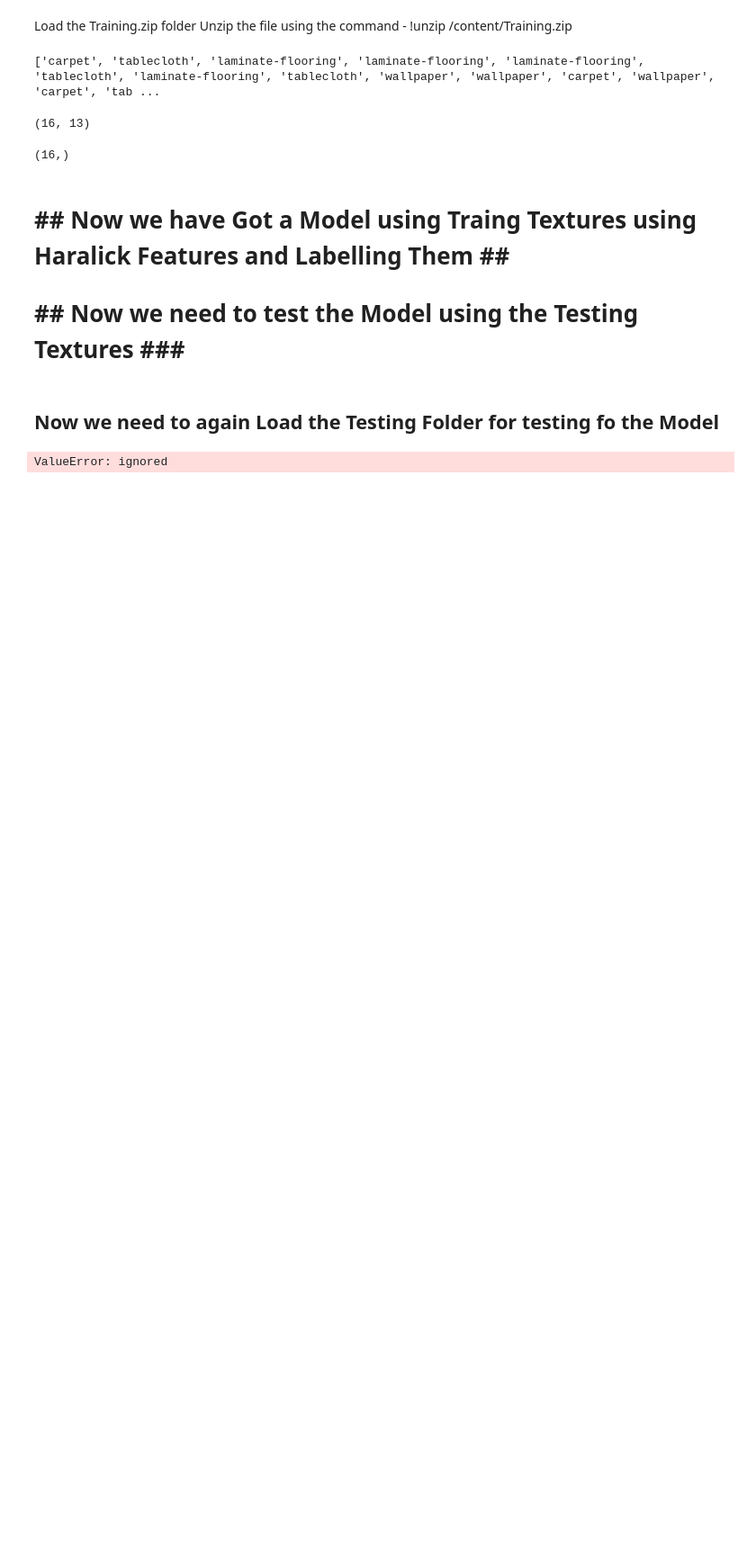
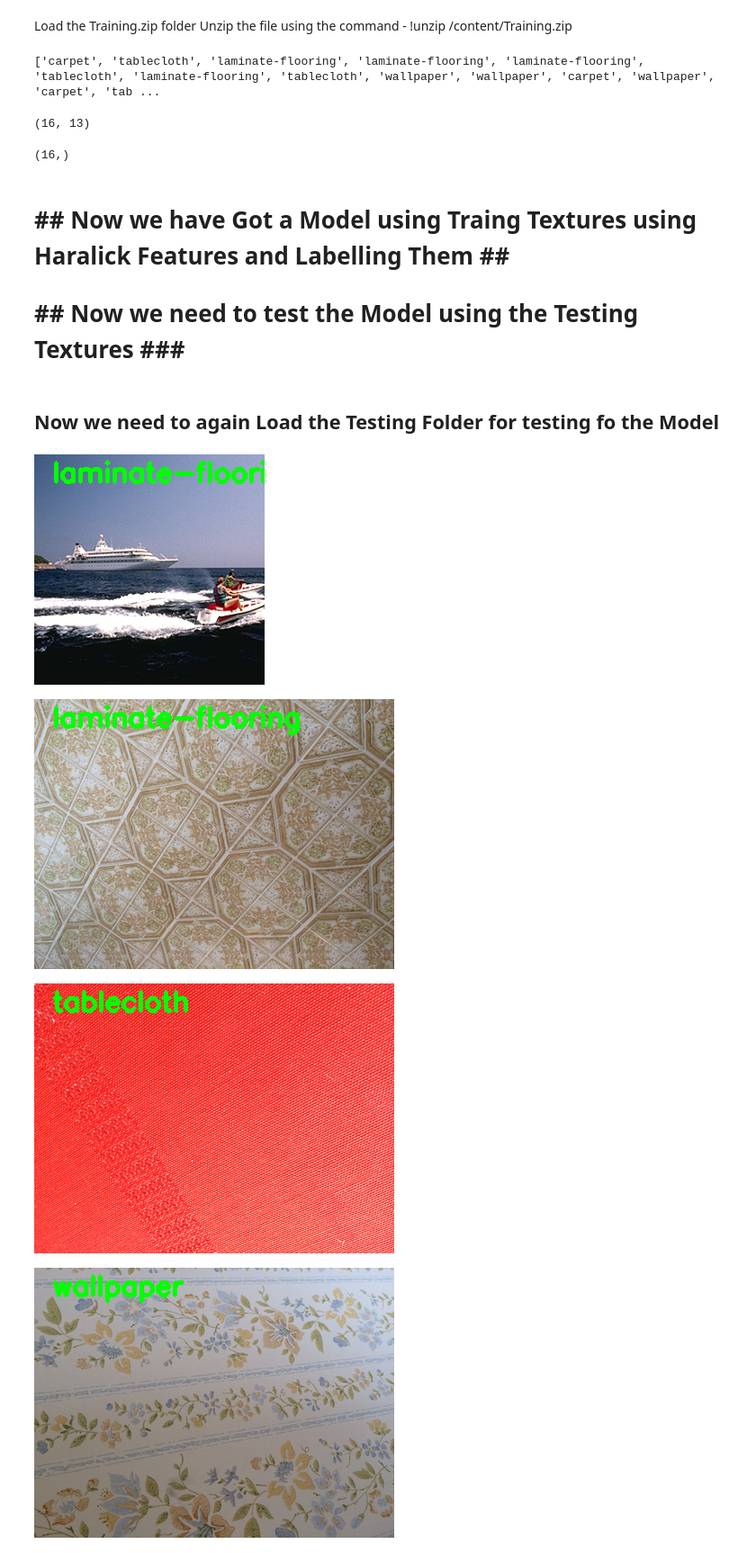
Before and after one commit to somrajmaji/Haralick_Texture, a Jupyter notebook: Haralick_Texture.ipynb, the cells around one changed output. Shown at 90% size. Saved outputs shown, nothing was run; the diff lists cells and outputs as text; code cells hidden in the pictures; blank space fills up the shorter version.

```diff
--- a/Haralick_Texture.ipynb
+++ b/Haralick_Texture.ipynb
@@ -23,7 +23,7 @@ features = []
 labels=[]
 # %%
 ##Loading the images from the Training Folder and selecting only .png" ##
-for imagePath in glob.glob("/content/Training" + "/*.png"):
+for imagePath in glob.glob("Haralick_Texture/Training/" + "/*.png"):
   image = cv2.imread(imagePath)
   ## Converting the image to Grayscale ##
   image1 = cv2.cvtColor(image,cv2.COLOR_BGR2GRAY)
@@ -66,17 +66,19 @@ model = lt.fit(features,labels)
 ## Now we need to again Load the Testing Folder for testing fo the Model ##
 # %%
 ##Loading the images from the Testing Folder and selecting only .png" ##
-for imagePath in glob.glob("/content/Testing" + "/*.png"):
+for imagePath in glob.glob("Haralick_Texture/Testing/" + "/*.png"):
   Testimage = cv2.imread(imagePath)
   ## Converting the image to Grayscale ##
   Gray = cv2.cvtColor(Testimage,cv2.COLOR_BGR2GRAY)
   ## Now extracting the Texture Feature using Mahatos package and taking the mean ##
   ## Getting the GLCM ##
   TestFeature = mt.features.haralick(Gray).mean(axis=0)
   TestFeature = np.array(TestFeature)
-  TestFeature.reshape(1,-1)
-  predic= model.predict(TestFeature)[0]
+  predic= model.predict(TestFeature.reshape(1, -1))[0]
   cv2.putText(Testimage, predic, (20, 30), cv2.FONT_HERSHEY_SIMPLEX, 1.0, (0, 255, 0), 3)
   cv2_imshow(Testimage)
 # %% [output]
-ValueError: ignored
+[figure, added]
+[figure, added]
+[figure, added]
+[figure, added]
```
Also changed, not shown: parts of 1 cell of this notebook.
